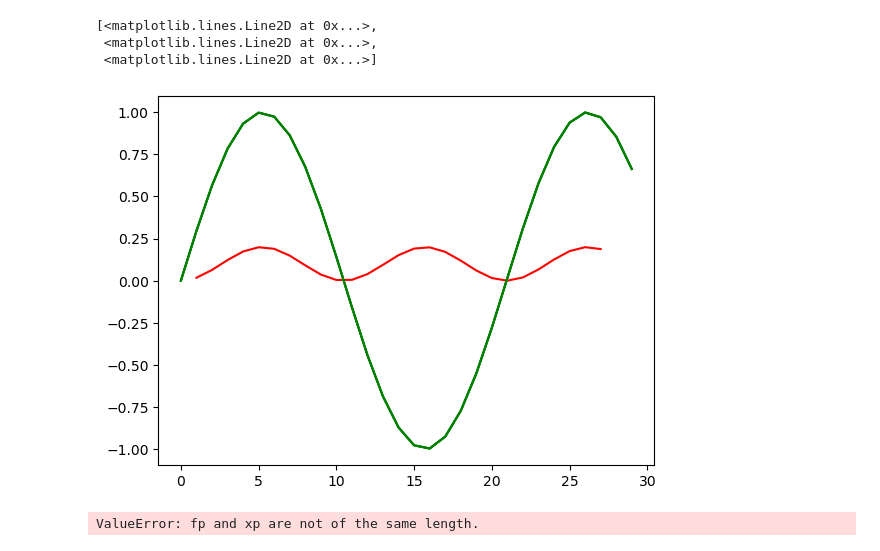
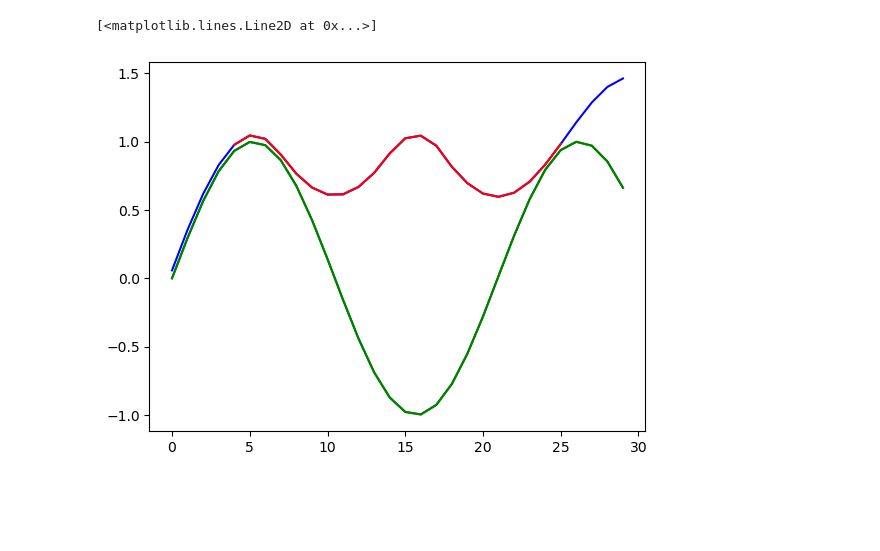
Before and after one commit to shiukaheng/lab, a Jupyter notebook: cost_test.ipynb, the cells around one changed output. Saved outputs shown, nothing was run; the diff lists cells and outputs as text; code cells hidden in the pictures; blank space fills up the shorter version.

Commit message:
path cost evaluator finalized

```diff
--- a/cost_test.ipynb
+++ b/cost_test.ipynb
@@ -42,7 +6,28 @@ b = PathCostEvaluator(None, None)
 # %%
+def mean_curvature(array):
+    if len(array) < 3:
+        return 0
+    # First order difference
+    derivative = np.diff(array, axis=0)
+    # Second order difference
+    derivative2 = np.diff(derivative, axis=0)
+    # Magnitude of second order difference
+    derivative2_mag = np.linalg.norm(derivative2, axis=1)
+    # Mean curvature
+    curvature = np.mean(derivative2_mag)
+    return curvature
+
+class PathCostEvaluator(BasePathCostEvaluator):
+
+    @cube_path_cost(10)
+    def pose_path_cost(self, pose_path):
+        return mean_curvature(pose_path)
+
+b = PathCostEvaluator(None, None)
+
 path = np.linspace(0, 29, 30)
 path = np.sin(path * 0.3)
 patha = np.vstack((path, path)).T
-
 pathb = np.linspace(0, 29, 30)
 pathb = np.vstack((path, path, path)).T
+actual_path = list(zip(patha, pathb))
@@ -68,16 +34,9 @@ x, cost = b.compute_local_costs_non_interpolated(actual_path, 3, 1)
-# %%
-
-plt.plot(x, cost, c='r')
-plt.plot(pathb, c='g')
-# %% [output]
-[<matplotlib.lines.Line2D at 0x...>,
- <matplotlib.lines.Line2D at 0x...>,
- <matplotlib.lines.Line2D at 0x...>]
-[figure, removed]
-# %%
-# Interpolate x and cost
-x = np.linspace(0, 29, 30)
-cost = np.interp(x, x, cost)
-plt.plot(x, cost, c='g')
-# %% [output]
-ValueError: fp and xp are not of the same length.
+# %%
+icost = b.compute_local_cost(actual_path, 8, 1)
+plt.plot(icost, c='b')
+plt.plot(patha, c='g')
+x, cost = b.compute_local_costs_non_interpolated(actual_path, 8, 1)
+plt.plot(x, cost, c='r')
+# %% [output]
+[<matplotlib.lines.Line2D at 0x...>]
+[figure, added]
```
Also changed, not shown: parts of 8 cells of this notebook, 4 other files.
